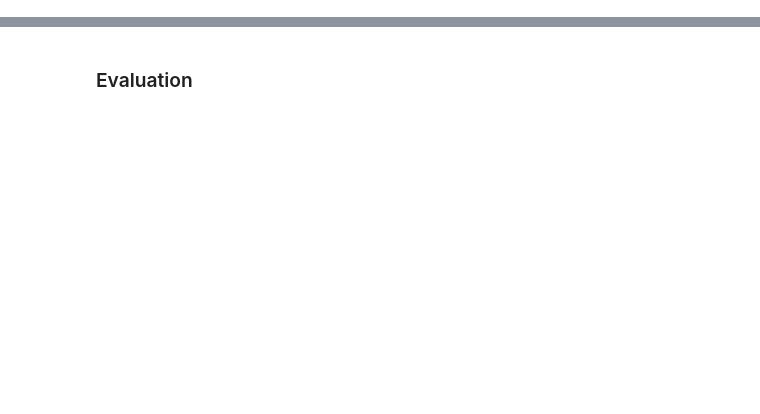
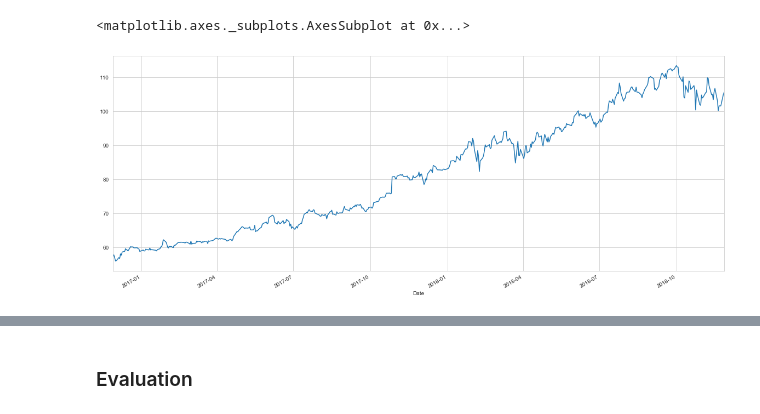
Before and after one commit to aditya0697/Stock_Market_Analysis_and_Prediction, a Jupyter notebook: monte_carlo.ipynb, the cells around one changed output, grey strips where cells are left out. Drawn from its saved outputs; the diff is of its cells as text; code cells hidden in the pictures; blank space fills up the shorter version.

```diff
--- a/monte_carlo.ipynb
+++ b/monte_carlo.ipynb
@@ -71,5 +64,8 @@ test_data
 # %%
-# train_data['Adj Close'].plot(figsize=(20, 8))
+train_data['Adj Close'].plot(figsize=(20, 8))
+# %% [output]
+<matplotlib.axes._subplots.AxesSubplot at 0x...>
+[figure, added]
 # %%
 test_data['Adj Close'].plot(figsize=(20, 8))
 # %% [output]
```
Also changed, not shown: parts of 17 cells of this notebook, 2 other files.
